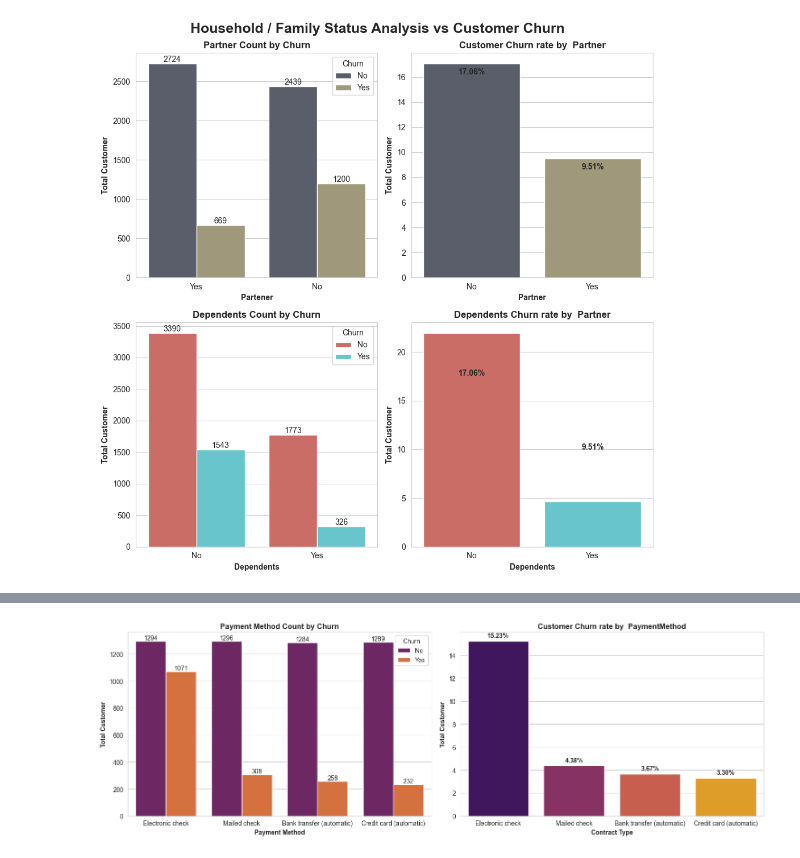
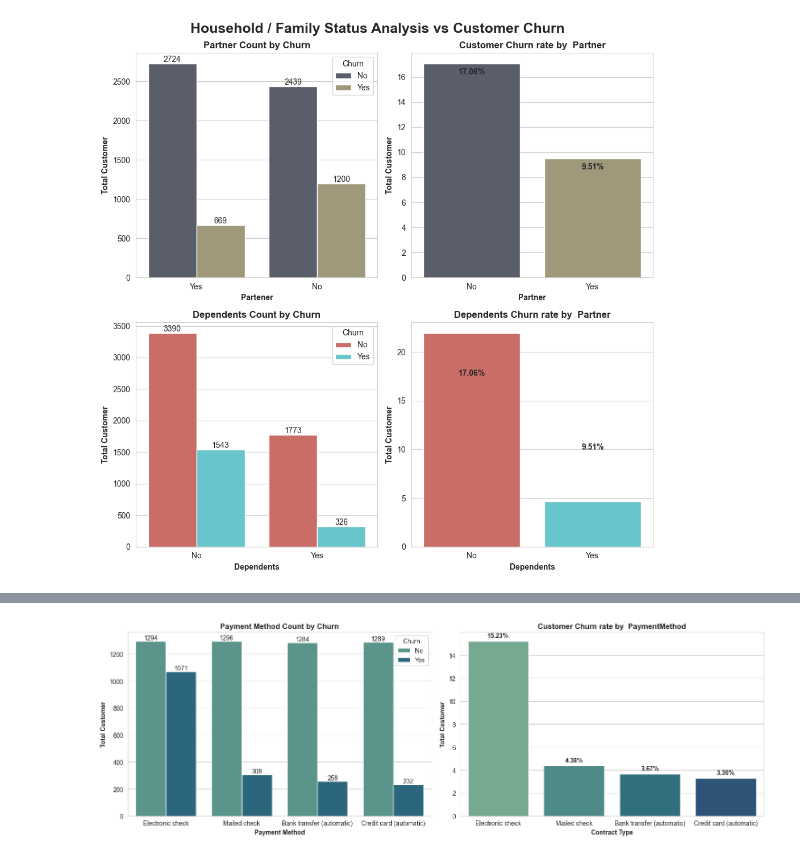
Before and after one commit to Md-Maruf-1727/customer-churn-prediction-ml, a Jupyter notebook: NoteBooks/03_eda_visualization.ipynb, the cells around one changed output, grey strips where cells are left out. Cells and saved outputs as stored; diff of their text form; code cells hidden in the pictures.

```diff
--- a/NoteBooks/03_eda_visualization.ipynb
+++ b/NoteBooks/03_eda_visualization.ipynb
@@ -194,36 +234,36 @@ sns.countplot(
     data=df,
     x= 'PaymentMethod',
     hue='Churn',
-    palette='inferno',
+    palette='crest',
     ax = axes[0]
 )
 
 axes[0].set_title("Payment Method Count by Churn", weight='bold')
 axes[0].set_xlabel("Payment Method", weight='bold')
 axes[0].set_ylabel("Total Customer", weight='bold')
 
 for container in axes[0].containers:
     axes[0].bar_label(container)
 
 
 PaymentMethod_churn_rate = pd.crosstab(df['PaymentMethod'], df['Churn'], normalize=True)*100
 PaymentMethod_churn_rate_yes = PaymentMethod_churn_rate['Yes'].sort_values(ascending=False)
 
 sns.barplot(
     x=PaymentMethod_churn_rate_yes.index,
     y=PaymentMethod_churn_rate_yes.values,
-    palette='inferno',
+    palette='crest',
     ax= axes[1]
 )
 axes[1].set_title("Customer Churn rate by  PaymentMethod", weight='bold')
 axes[1].set_xlabel("Contract Type", weight='bold')
 axes[1].set_ylabel("Total Customer", weight='bold')
 
 for i, value in enumerate(PaymentMethod_churn_rate_yes.values):
     axes[1].text(i, value + 0.3, f"{value:.2f}%", ha='center', weight='bold')
 
 
 plt.tight_layout()
 plt.show()
 # %% [output]
-[figure, old version]
+[figure, new version]
```
Also changed, not shown: parts of 4 cells of this notebook.
